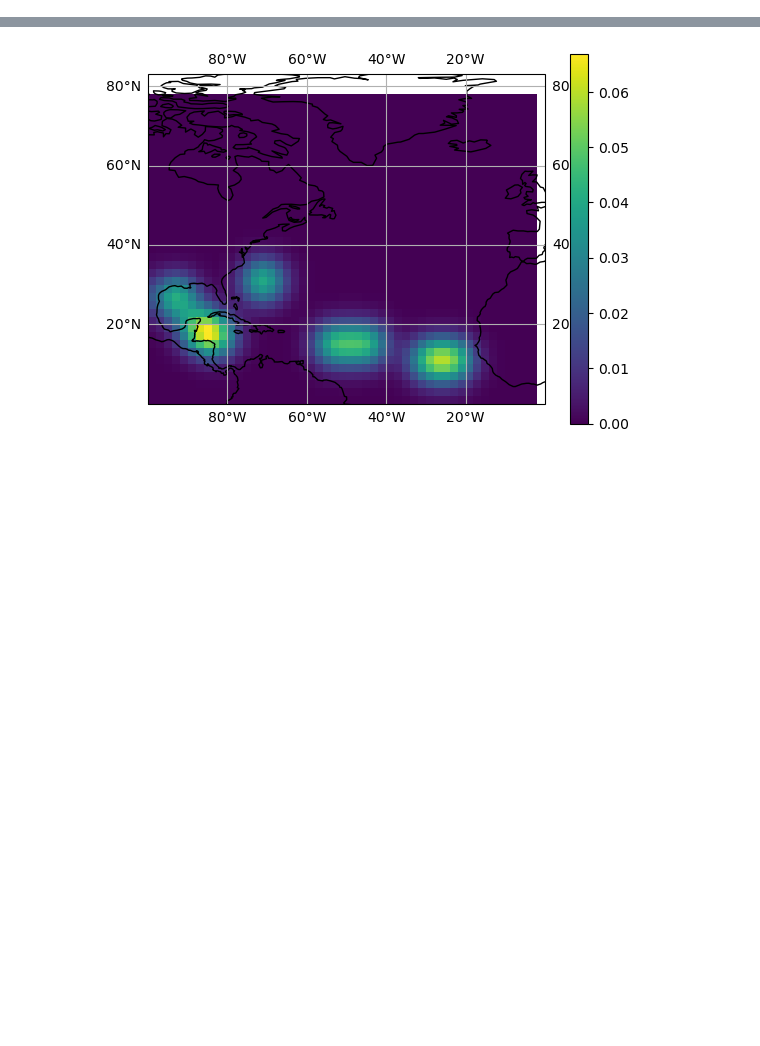
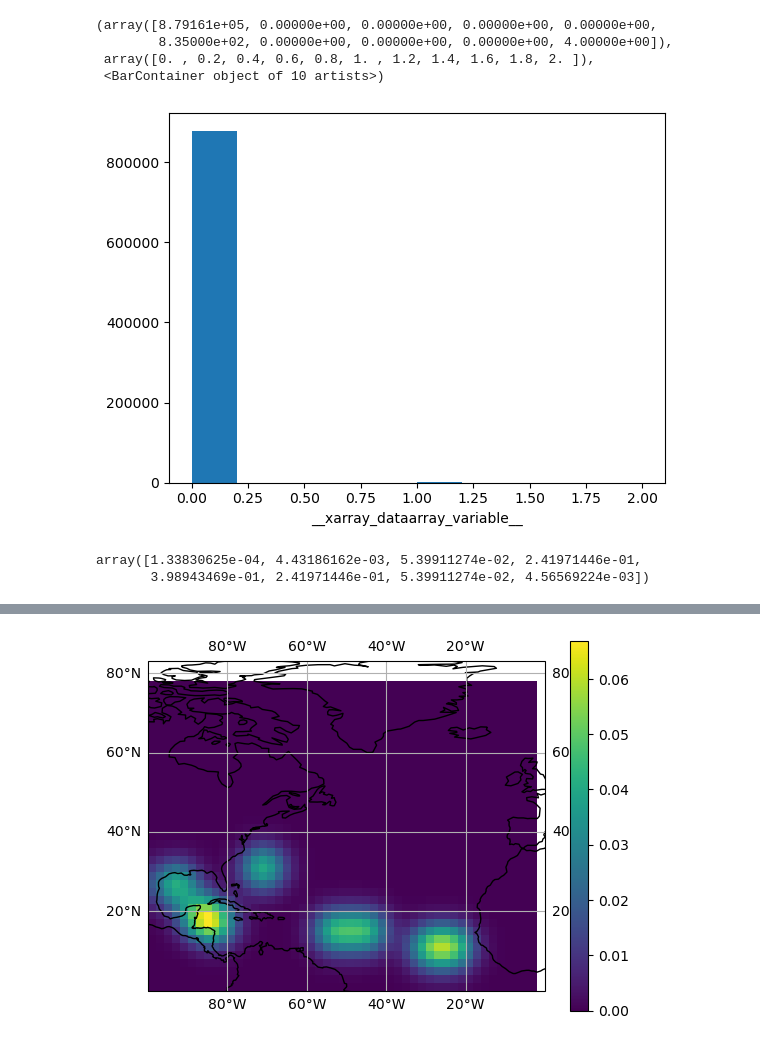
Before and after one commit to a98alvin/TC_Genesis_Index, a Jupyter notebook: Scripts/Filtering_Observations.ipynb, the cells around one changed output, grey strips where cells are left out. Drawn from its saved outputs; the diff is of its cells as text; code cells hidden in the pictures; blank space fills up the shorter version.

```diff
--- a/Scripts/Filtering_Observations.ipynb
+++ b/Scripts/Filtering_Observations.ipynb
@@ -66,0 +95,14 @@ plt.savefig('climo')
+# %%
+train_canes_use = train_labels_predropped_read["__xarray_dataarray_variable__"]
+train_canes_use[:,:,:,:].plot()
+# %% [output]
+(array([8.79161e+05, 0.00000e+00, 0.00000e+00, 0.00000e+00, 0.00000e+00,
+        8.35000e+02, 0.00000e+00, 0.00000e+00, 0.00000e+00, 4.00000e+00]),
+ array([0. , 0.2, 0.4, 0.6, 0.8, 1. , 1.2, 1.4, 1.6, 1.8, 2. ]),
+ <BarContainer object of 10 artists>)
+[figure, added]
+# %%
+gaussian_filter(train_canes_use[:,5,34,yearnow].astype(float),sigma=1)
+# %% [output]
+array([1.33830625e-04, 4.43186162e-03, 5.39911274e-02, 2.41971446e-01,
+       3.98943469e-01, 2.41971446e-01, 5.39911274e-02, 4.56569224e-03])
```
Also changed, not shown: parts of 14 cells of this notebook, 3 other files.
